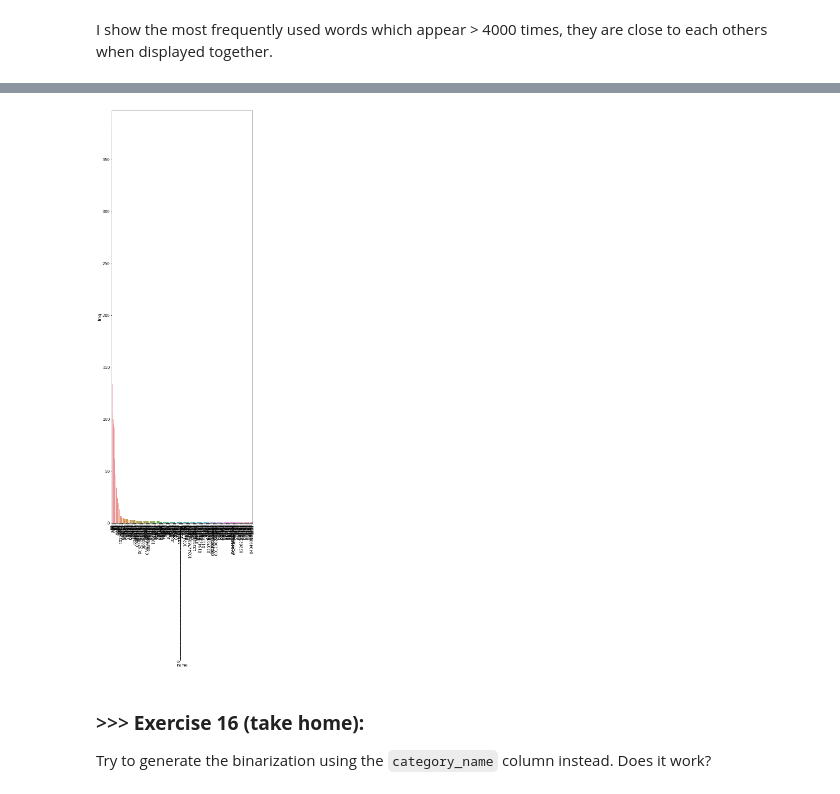
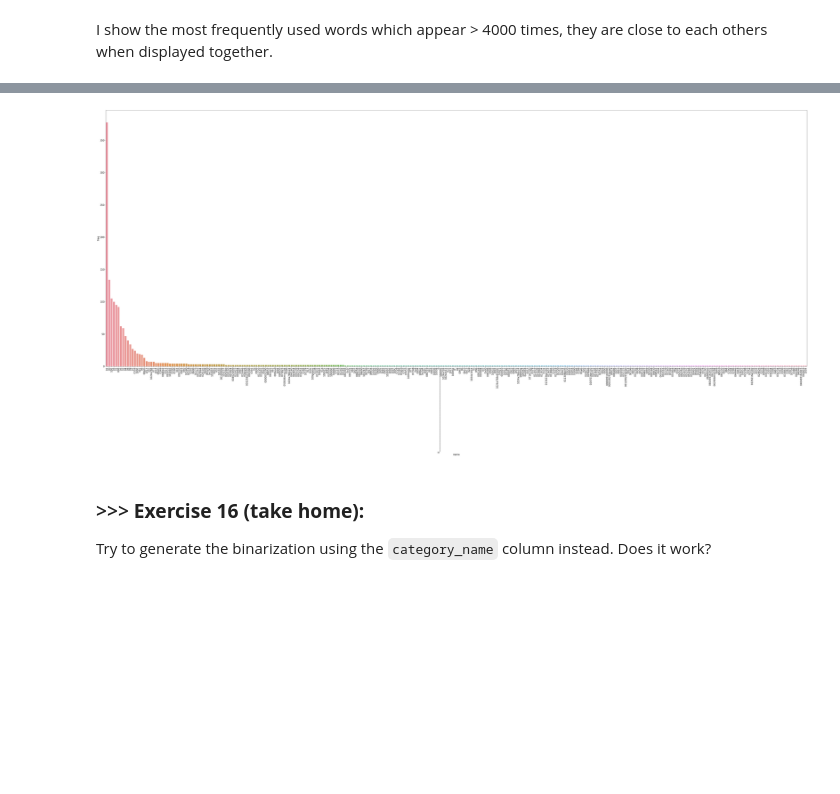
Before and after one commit to szlee118/DM2021-Lab1-Homework, a Jupyter notebook: DM2021-Lab1-Homework.ipynb, the cells around one changed output, grey strips where cells are left out. Cells and saved outputs as stored; diff of their text form; code cells hidden in the pictures; blank space fills up the shorter version.

```diff
--- a/DM2021-Lab1-Homework.ipynb
+++ b/DM2021-Lab1-Homework.ipynb
@@ -292,12 +292,12 @@ Additionally, you can attempt to sort the terms on the `x-axis` by frequency ins
 # %%
 new = {'name': count_vect.get_feature_names()[:300] ,'freq': term_frequencies[:300]}
 df = pd.DataFrame(new, columns = ['name', 'freq']).sort_values(by=['freq'], ascending=False)
-plt.subplots(figsize=(1, 30))
+plt.subplots(figsize=(80, 30))
 g = sns.barplot(x=df['name'],
                 y=df['freq'])
 g.set_xticklabels(df['name'], rotation = 90);
 # %% [output]
-[figure, old version]
+[figure, new version]
 # %% [markdown]
 ### >>> **Exercise 16 (take home):**
 Try to generate the binarization using the `category_name` column instead. Does it work?
```
Also changed, not shown: parts of 8 cells of this notebook, 5 other files.
